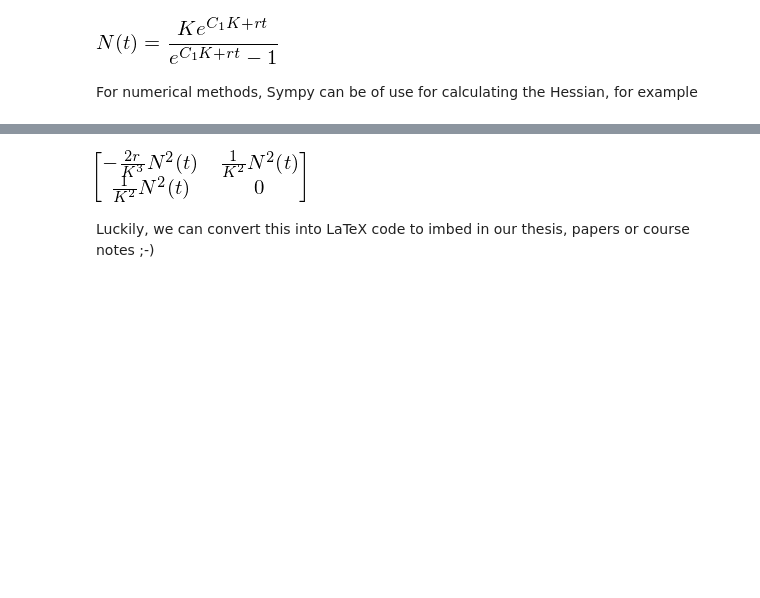
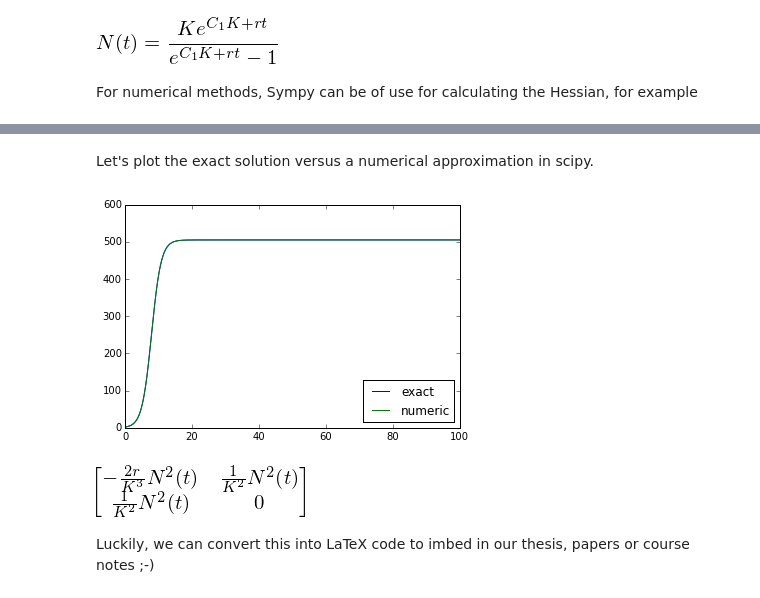
Before and after one commit to MichielStock/Teaching, a Jupyter notebook: Scientific_python/Sympy_examples.ipynb, the cells around one changed output, grey strips where cells are left out. Cells and saved outputs as stored; diff of their text form; code cells hidden in the pictures; blank space fills up the shorter version.

```diff
--- a/Scientific_python/Sympy_examples.ipynb
+++ b/Scientific_python/Sympy_examples.ipynb
@@ -95,3 +101,23 @@ For numerical methods, Sympy can be of use for calculating the Hessian, for exam
+# %% [markdown]
+Let's plot the exact solution versus a numerical approximation in scipy.
+# %%
+import matplotlib.pyplot as plt
+import numpy as np
+from scipy.integrate import odeint
+%matplotlib inline
+
+def plot_exact(initial_pop, capacity, growth_rate):
+    exact = sp.lambdify(t, sp.solve(exact_solution_sv,N(t)).pop().subs(N0, initial_pop).subs(r, growth_rate).subs(K, capacity))
+    times = np.linspace(0, 100, 1000)
+    plt.plot(times, map(exact, times), label='exact')
+    numeric_values = odeint(sp.lambdify((N(t), t), Ndot.subs(N0, initial_pop).subs(r, growth_rate).subs(K, capacity)), initial_pop, times)
+    plt.plot(times, numeric_values, label='numeric')
+    plt.legend(loc=0)
+
+
+interact(plot_exact, initial_pop=(1, 100, 1), capacity=(10, 1000, 1), growth_rate=(-1, 2, 0.1))
+# %% [output]
+[figure, added]
 # %%
 hessian = sp.Matrix(2, 2, [Ndot.diff(var1).diff(var2) for var1 in [K, r] for var2 in [K, r]])
 hessian
```
Also changed, not shown: parts of 1 cell of this notebook.
